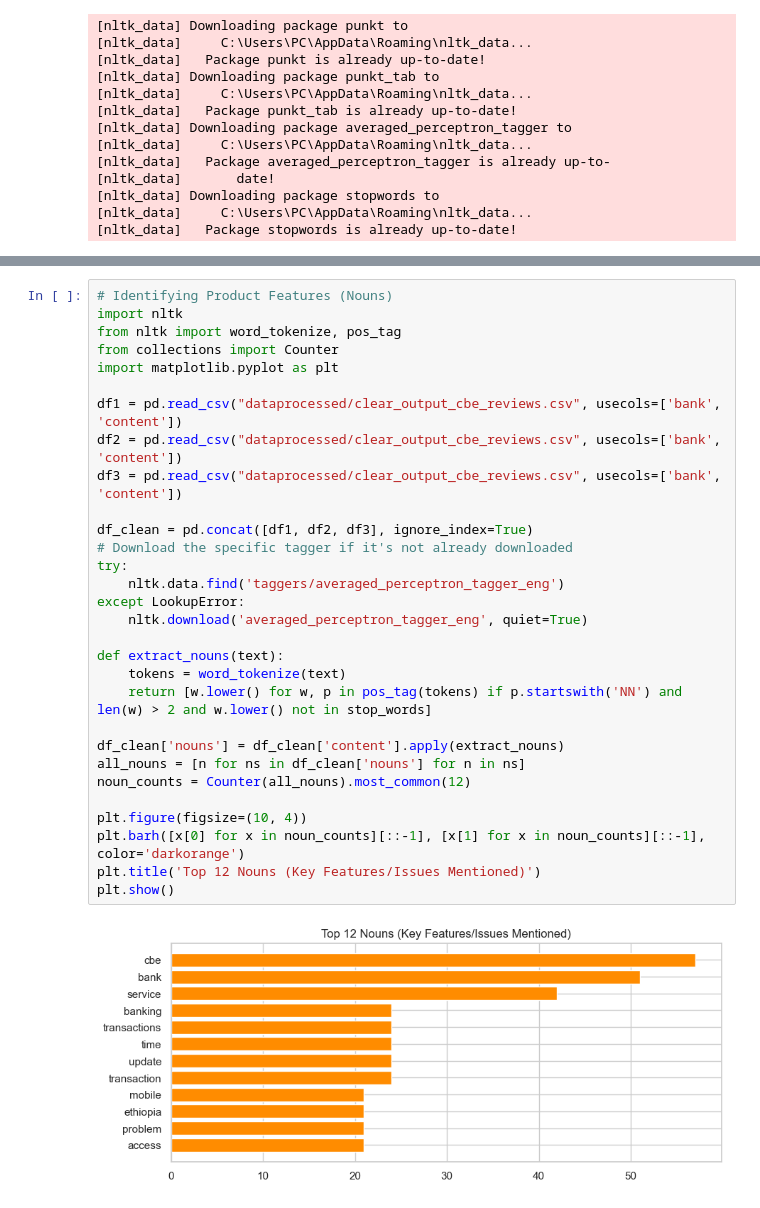
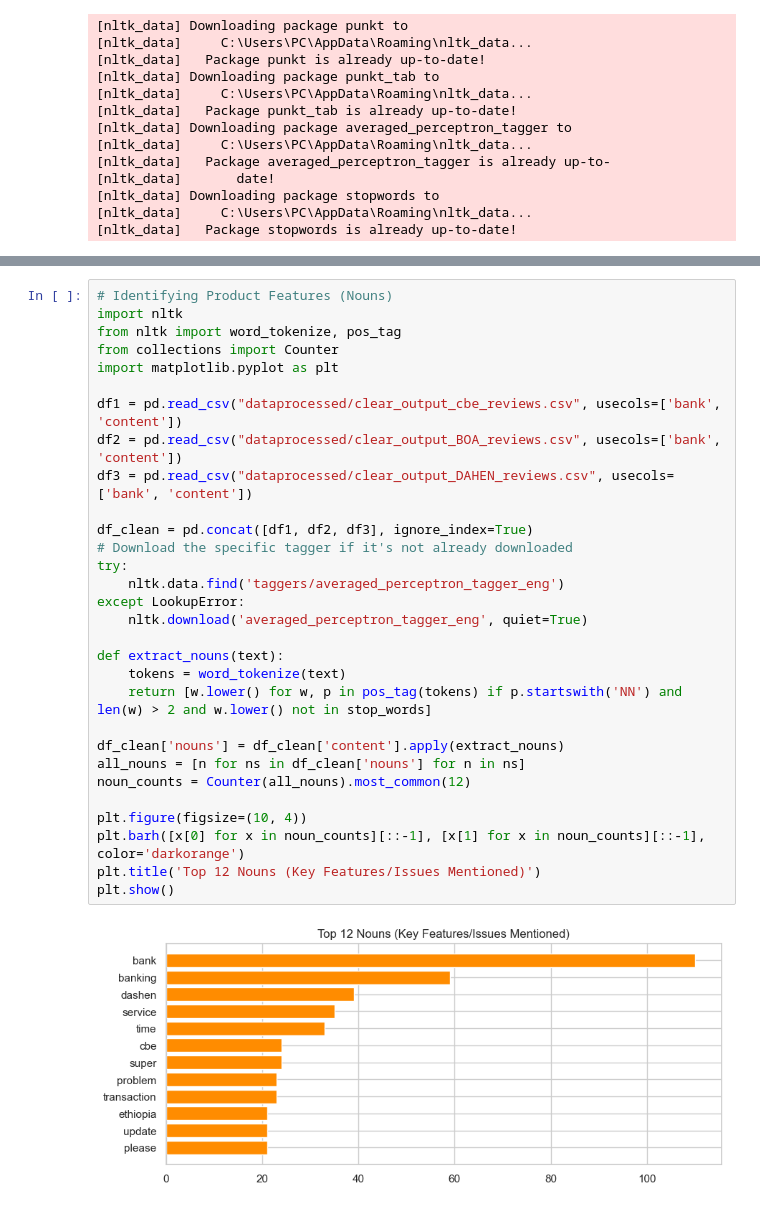
Before and after one commit to senayemekdes/fintech-review-analytics, a Jupyter notebook: notebooks/Sentiment_Thematic_CBE_BOA_DASHEN_Analysis.ipynb, the cells around one changed output, grey strips where cells are left out. Saved outputs shown, nothing was run; the diff lists cells and outputs as text.

```diff
--- a/notebooks/Sentiment_Thematic_CBE_BOA_DASHEN_Analysis.ipynb
+++ b/notebooks/Sentiment_Thematic_CBE_BOA_DASHEN_Analysis.ipynb
@@ -277,35 +277,35 @@ Extracting keywords...
 # %%
 # Identifying Product Features (Nouns)
 import nltk
 from nltk import word_tokenize, pos_tag
 from collections import Counter
 import matplotlib.pyplot as plt
 
 df1 = pd.read_csv("dataprocessed/clear_output_cbe_reviews.csv", usecols=['bank', 'content'])
-df2 = pd.read_csv("dataprocessed/clear_output_cbe_reviews.csv", usecols=['bank', 'content'])
-df3 = pd.read_csv("dataprocessed/clear_output_cbe_reviews.csv", usecols=['bank', 'content'])
+df2 = pd.read_csv("dataprocessed/clear_output_BOA_reviews.csv", usecols=['bank', 'content'])
+df3 = pd.read_csv("dataprocessed/clear_output_DAHEN_reviews.csv", usecols=['bank', 'content'])
 
 df_clean = pd.concat([df1, df2, df3], ignore_index=True)
 # Download the specific tagger if it's not already downloaded
 try:
     nltk.data.find('taggers/averaged_perceptron_tagger_eng')
 except LookupError:
     nltk.download('averaged_perceptron_tagger_eng', quiet=True)
 
 def extract_nouns(text):
     tokens = word_tokenize(text)
     return [w.lower() for w, p in pos_tag(tokens) if p.startswith('NN') and len(w) > 2 and w.lower() not in stop_words]
 
 df_clean['nouns'] = df_clean['content'].apply(extract_nouns)
 all_nouns = [n for ns in df_clean['nouns'] for n in ns]
 noun_counts = Counter(all_nouns).most_common(12)
 
 plt.figure(figsize=(10, 4))
 plt.barh([x[0] for x in noun_counts][::-1], [x[1] for x in noun_counts][::-1], color='darkorange')
 plt.title('Top 12 Nouns (Key Features/Issues Mentioned)')
 plt.show()
 # %% [output]
-[figure, old version]
+[figure, new version]
 # %%
 # Cell 8: Word Cloud
 from wordcloud import WordCloud
```
Also changed, not shown: parts of 14 cells of this notebook, 2 other files.
